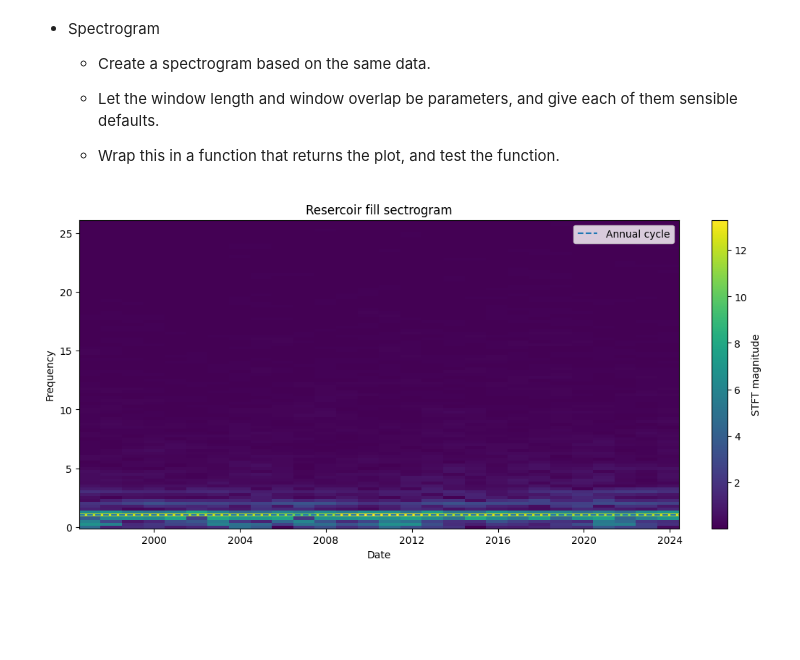
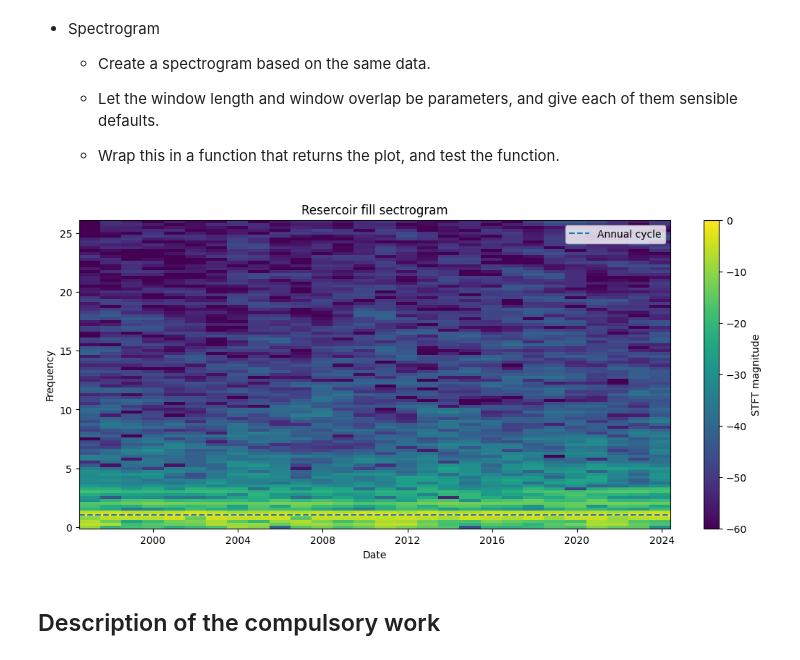
Before and after one commit to danielytsan/IND320APP, a Jupyter notebook: notebooks/Part3.ipynb, the cells around one changed output. Drawn from its saved outputs; the diff is of its cells as text; code cells hidden in the pictures; blank space fills up the shorter version.

```diff
--- a/notebooks/Part3.ipynb
+++ b/notebooks/Part3.ipynb
@@ -627,32 +628,41 @@ def plot_fill_spectrogram(data, window_length = 208, window_overlap = 156):
         fs = 1,
         nperseg = window_length,
         noverlap = window_overlap,
         detrend = "constant",
         boundary = None,
         padded = False
     )
 
     dates = fill.index[0] + pd.to_timedelta(weeks * 7, unit = "D")
     fig, ax = plt.subplots(figsize = (10, 5), layout = "constrained")
-    mesh = ax.pcolormesh(dates, frequncies * 52, np.abs(coefficients), shading = "auto")
+
+    #to be able to see the plot more clearer i have added a dB scale so it is easier to see variation on the higher frequencies
+    magnitude = np.abs(coefficients)
+    peak = magnitude.max()
+    reference = peak if peak > 0 else 1.0
+    magnitude_db = 20 * np.log10(np.maximum(magnitude / reference, 1e-12))
+
+    mesh = ax.pcolormesh(dates, frequncies * 52, magnitude_db, shading = "auto", vmin = -60, vmax = 0)
     ax.axhline(1, linestyle = "--", label = "Annual cycle")
     ax.set(
         title = "Resercoir fill sectrogram",
         xlabel = "Date",
         ylabel = "Frequency"
     )
     ax.legend()
     fig.colorbar(mesh, ax = ax, label = "STFT magnitude")
     return fig
 
 #making a test for the function og returning the plot
 fig = plot_fill_spectrogram(df.loc[df["Area label"] == "NO 0"])
 
 assert isinstance(fig, plt.Figure)
 assert len(fig.axes[0].collections) == 1
 magnitudes = fig.axes[0].collections[0].get_array()
 assert magnitudes.size > 0
 assert np.isfinite(magnitudes).all()
 plt.show()
 # %% [output]
-[figure, old version]
+[figure, new version]
+# %% [markdown]
+## Description of the compulsory work
```
Also changed, not shown: parts of 2 cells of this notebook, 1 other file.
